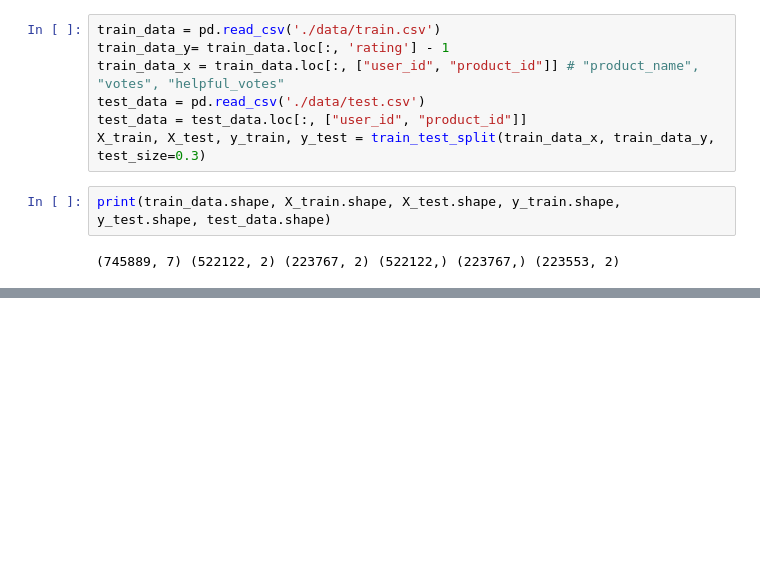
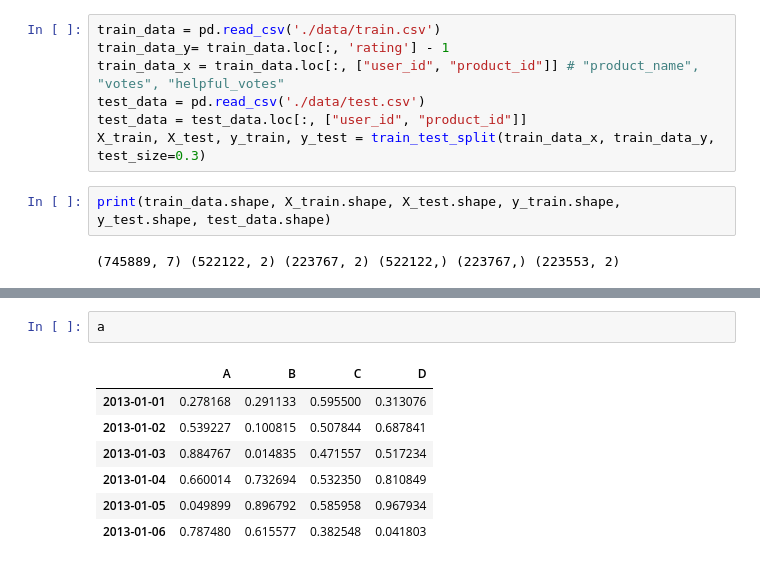
Before and after one commit to zhiqiang00/game, a Jupyter notebook: ITI5212_Rec_Sys_2024/train.ipynb, the cells around one changed output, grey strips where cells are left out. Drawn from its saved outputs; the diff is of its cells as text; blank space fills up the shorter version.

```diff
--- a/ITI5212_Rec_Sys_2024/train.ipynb
+++ b/ITI5212_Rec_Sys_2024/train.ipynb
@@ -113,0 +233,10 @@ Accuracy of prediction on dataset: 0.5639973722666881
+# %%
+a
+# %% [output]
+|  | A | B | C | D |
+| 2013-01-01 | 0.278168 | 0.291133 | 0.595500 | 0.313076 |
+| 2013-01-02 | 0.539227 | 0.100815 | 0.507844 | 0.687841 |
+| 2013-01-03 | 0.884767 | 0.014835 | 0.471557 | 0.517234 |
+| 2013-01-04 | 0.660014 | 0.732694 | 0.532350 | 0.810849 |
+| 2013-01-05 | 0.049899 | 0.896792 | 0.585958 | 0.967934 |
+| 2013-01-06 | 0.787480 | 0.615577 | 0.382548 | 0.041803 |
```
Also changed, not shown: parts of 12 cells of this notebook, 2 other files.
